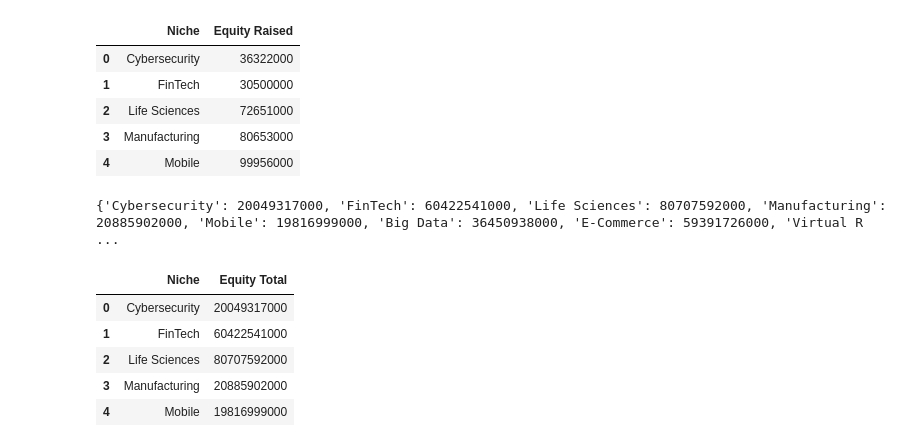
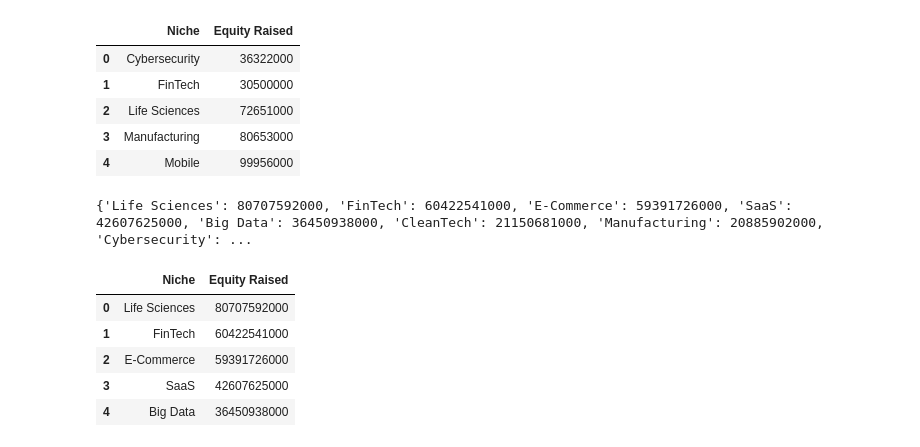
Before and after one commit to gianmillare/Enterprise-Data-Analysis, a Jupyter notebook: market_share_analysis.ipynb, the cells around one changed output. Drawn from its saved outputs; the diff is of its cells as text; code cells hidden in the pictures.

Commit message:
completed part 2 niche analysis, created bar chart

```diff
--- a/market_share_analysis.ipynb
+++ b/market_share_analysis.ipynb
@@ -241,23 +242,24 @@ niche_df.head()
 niche_totals = {}
 
 for i in range(len(master["Niche"])):
-    if master["Niche"][i] not in niche_totals and master["Niche"][i] != "0":
+    if master["Niche"][i] not in niche_totals:
         niche_totals[master["Niche"][i]] = master["Equity Raised"][i]
     else:
         niche_totals[master["Niche"][i]] += master["Equity Raised"][i]
 
+niche_totals = dict(sorted(niche_totals.items(), key=operator.itemgetter(1),reverse=True))
 print(niche_totals)
 # %% [output]
-{'Cybersecurity': 20049317000, 'FinTech': 60422541000, 'Life Sciences': 80707592000, 'Manufacturing': 20885902000, 'Mobile': 19816999000, 'Big Data': 36450938000, 'E-Commerce': 59391726000, 'Virtual R ...
+{'Life Sciences': 80707592000, 'FinTech': 60422541000, 'E-Commerce': 59391726000, 'SaaS': 42607625000, 'Big Data': 36450938000, 'CleanTech': 21150681000, 'Manufacturing': 20885902000, 'Cybersecurity': ...
 # %%
 # Convert the values in the dictionary into a dataframe
 
-niche_equity_df = pd.DataFrame(niche_totals.items(), columns=['Niche', 'Equity Total'])
+niche_equity_df = pd.DataFrame(niche_totals.items(), columns=['Niche', 'Equity Raised'])
 niche_equity_df.head()
 # %% [output]
-|  | Niche | Equity Total |
-| 0 | Cybersecurity | 20049317000 |
+|  | Niche | Equity Raised |
+| 0 | Life Sciences | 80707592000 |
 | 1 | FinTech | 60422541000 |
-| 2 | Life Sciences | 80707592000 |
-| 3 | Manufacturing | 20885902000 |
-| 4 | Mobile | 19816999000 |
+| 2 | E-Commerce | 59391726000 |
+| 3 | SaaS | 42607625000 |
+| 4 | Big Data | 36450938000 |
```
Also changed, not shown: parts of 5 cells of this notebook.
